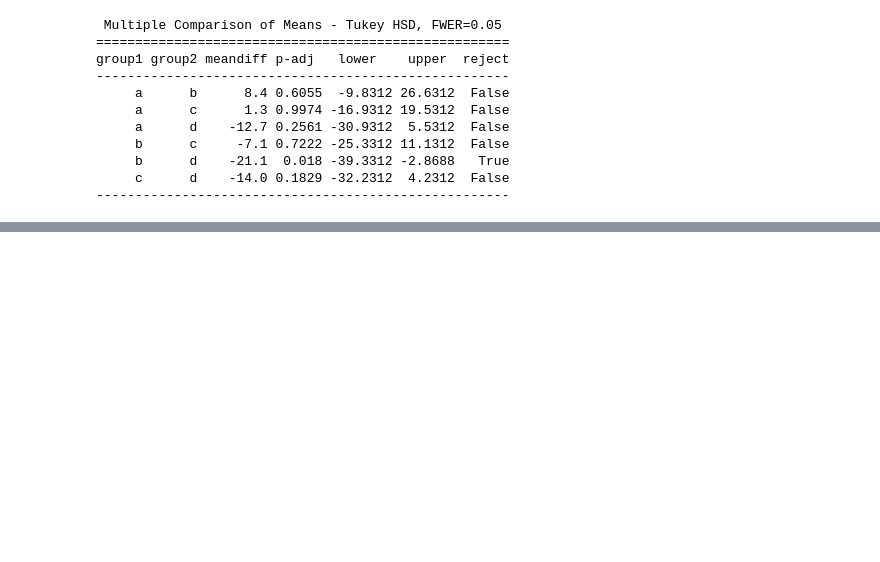
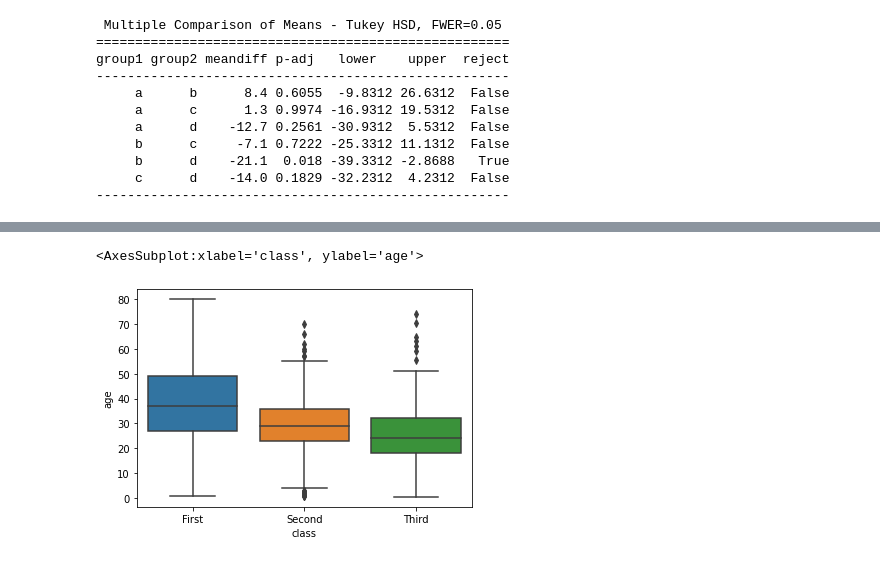
Before and after one commit to ruhanahmad/DataScience, a Jupyter notebook: StatsWithExample/AnovaandTesthoc.ipynb, the cells around one changed output, grey strips where cells are left out. Saved outputs shown, nothing was run; the diff lists cells and outputs as text; code cells hidden in the pictures; blank space fills up the shorter version.

```diff
--- a/StatsWithExample/AnovaandTesthoc.ipynb
+++ b/StatsWithExample/AnovaandTesthoc.ipynb
@@ -124,0 +155,5 @@ group1 group2 meandiff p-adj   lower    upper  reject
+# %%
+sns.boxplot(x= "class",y= "age",data =kashti) # values have to be compared that is continuous-3 values,so Anova lgy ga
+# %% [output]
+<AxesSubplot:xlabel='class', ylabel='age'>
+[figure, added]
```
Also changed, not shown: parts of 19 cells of this notebook, 2 other files.
